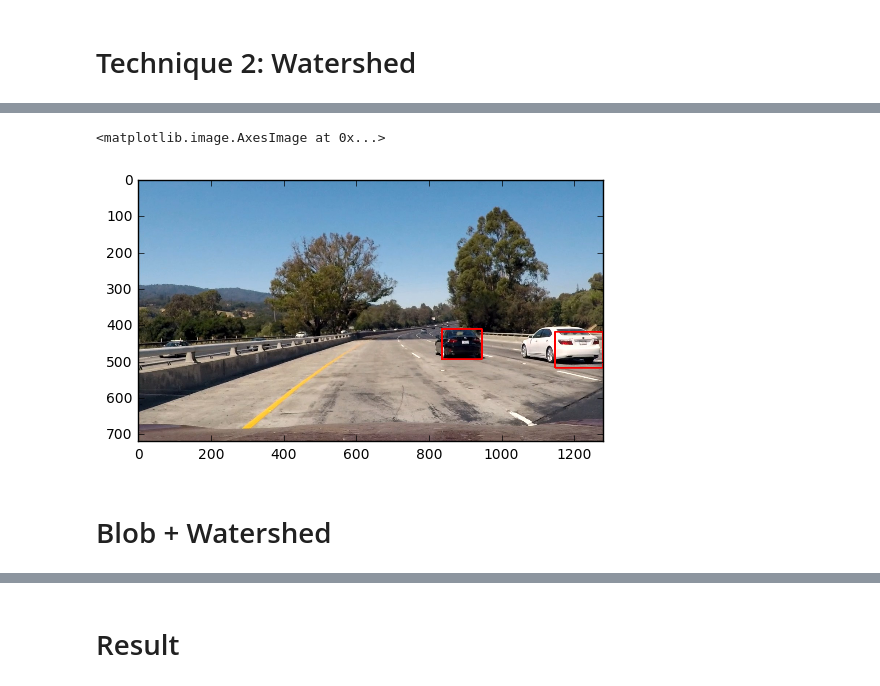
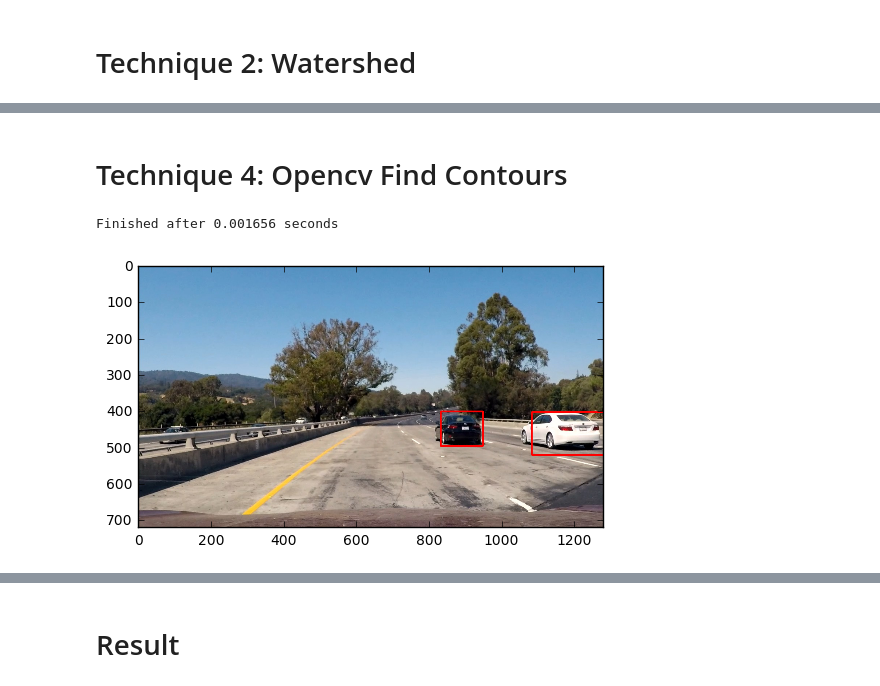
Before and after one commit to pkern90/vehicle-tracking, a Jupyter notebook: Notebooks/Segmentation experiment.ipynb, the cells around one changed output, grey strips where cells are left out. Drawn from its saved outputs; the diff is of its cells as text; code cells hidden in the pictures.

```diff
--- a/Notebooks/Segmentation experiment.ipynb
+++ b/Notebooks/Segmentation experiment.ipynb
@@ -23,10 +41,4 @@ def draw_boxes(img, bboxes, color=(0, 0, 255), thick=6):
     return draw_img
 
 def gaussian_blur(img, kernel_size):
-    """
-    Applies a Gaussian Noise kernel
-    :param img:
-    :param kernel_size:
-    :return:
-    """
     return cv2.GaussianBlur(img, (kernel_size, kernel_size), 0)
@@ -40,0 +47,5 @@ plt.imshow(img, cmap='gray')
+# %%
+img_thresh = np.zeros(img.shape, dtype=np.uint8)
+img_blur = gaussian_blur(img, 21)
+img_thresh[img_blur > 50] = 255
+_ = plt.imshow(img_thresh, cmap='gray')
@@ -149,0 +116,23 @@ plt.imshow(img_watershed, cmap='gray')
+# %%
+t1 = time.time()
+
+blobs = blob_doh(img_thresh, num_sigma=4, min_sigma=1, max_sigma=255, threshold=.01)
+blobs = blobs.astype(np.uint32)
+centroids = np.zeros(img.shape, dtype=np.bool)
+centroids[blobs[:,0], blobs[:,1]] = True
+centroids[centroids==True]
+
+markers = ndi.label(centroids)[0]
+labels = watershed(-img_thresh, markers, mask=img_thresh)
+
+boxes = np.zeros((len(np.unique(labels))-1, 4), dtype=np.uint32)
+for i, cur_label in enumerate(np.unique(labels)):
+    if cur_label == 0:
+        continue
+    filled = np.where(labels == cur_label)
+    boxes[i-1] = np.array([[filled[1].min(), filled[0].min(), filled[1].max(), filled[0].max()]])
+
+print('Finished after %f seconds' % (time.time() - t1))
+
+img_blob_water = draw_boxes(img_org, boxes, thick=3, color=(255,0,0))
+_ = plt.imshow(img_blob_water, cmap='gray')
@@ -150,22 +142,21 @@ plt.imshow(img_watershed, cmap='gray')
+# %% [markdown]
+# Technique 4: Opencv Find Contours
 # %%
-# Threshold image
-img_thresh = np.zeros(img.shape, dtype=np.uint8)
-img_blur = gaussian_blur(img, 21)
-img_thresh[img_blur > 70] = 255
+t1 = time.time()
 
 _, contours, _ = cv2.findContours(img_thresh,cv2.RETR_TREE,cv2.CHAIN_APPROX_SIMPLE)
 
 boxes = np.zeros((len(contours), 4), dtype=np.uint32)
 for i, contour in enumerate(contours):
     rectangle = cv2.boundingRect(contour)
 
     x,y,w,h = rectangle
     boxes[i] = [x, y, x+w, y+h]
 
+print('Finished after %f seconds' % (time.time() - t1))
+
 img_contour = draw_boxes(img_org, boxes, thick=3, color=(255,0,0))
-plt.imshow(img_contour, cmap='gray')
+_ = plt.imshow(img_contour, cmap='gray')
 # %% [output]
-<matplotlib.image.AxesImage at 0x...>
+Finished after 0.001656 seconds
-[figure, old version]
+[figure, new version]
-# %% [markdown]
-# Blob + Watershed
```
Also changed, not shown: parts of 22 cells of this notebook, 13 other files.
